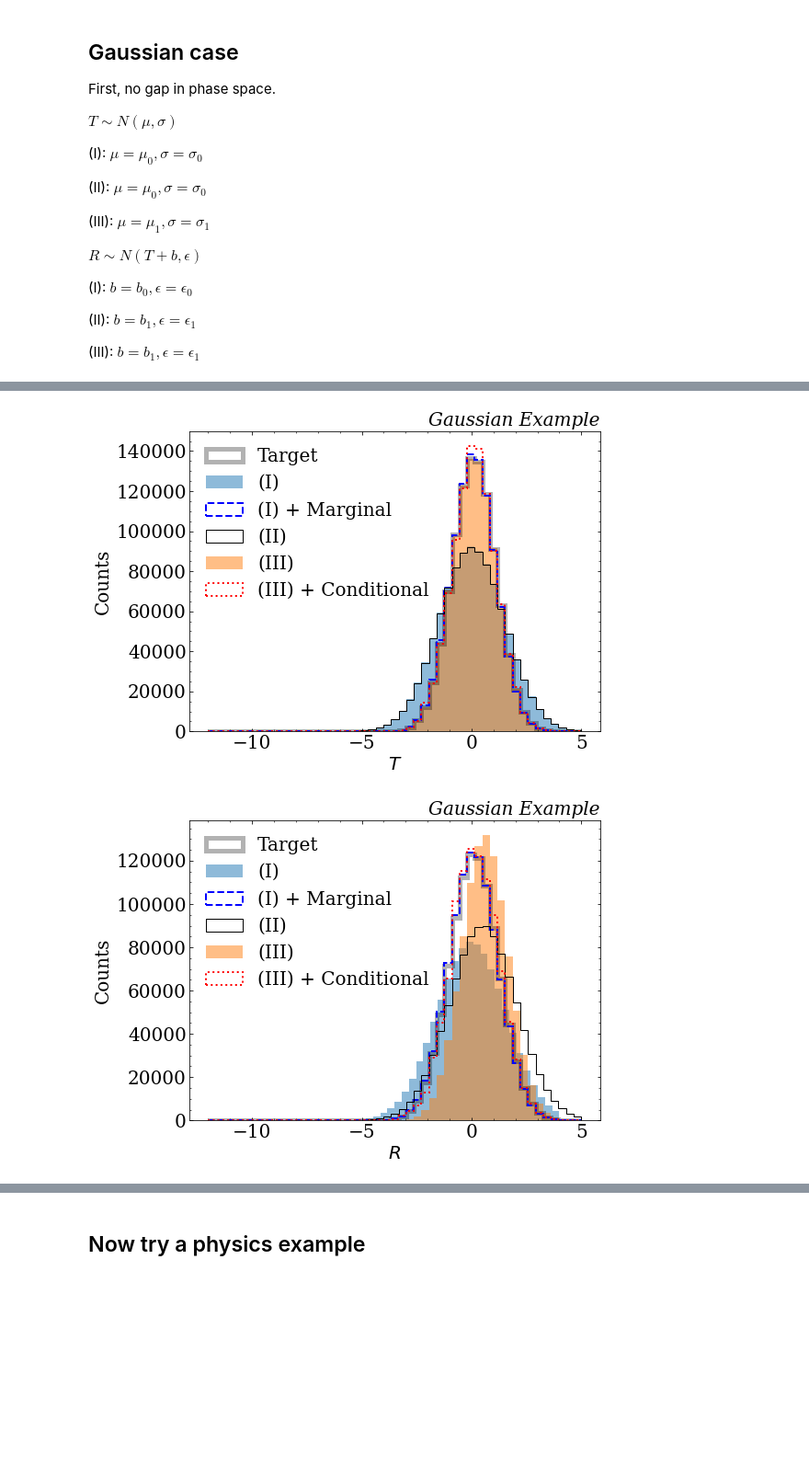
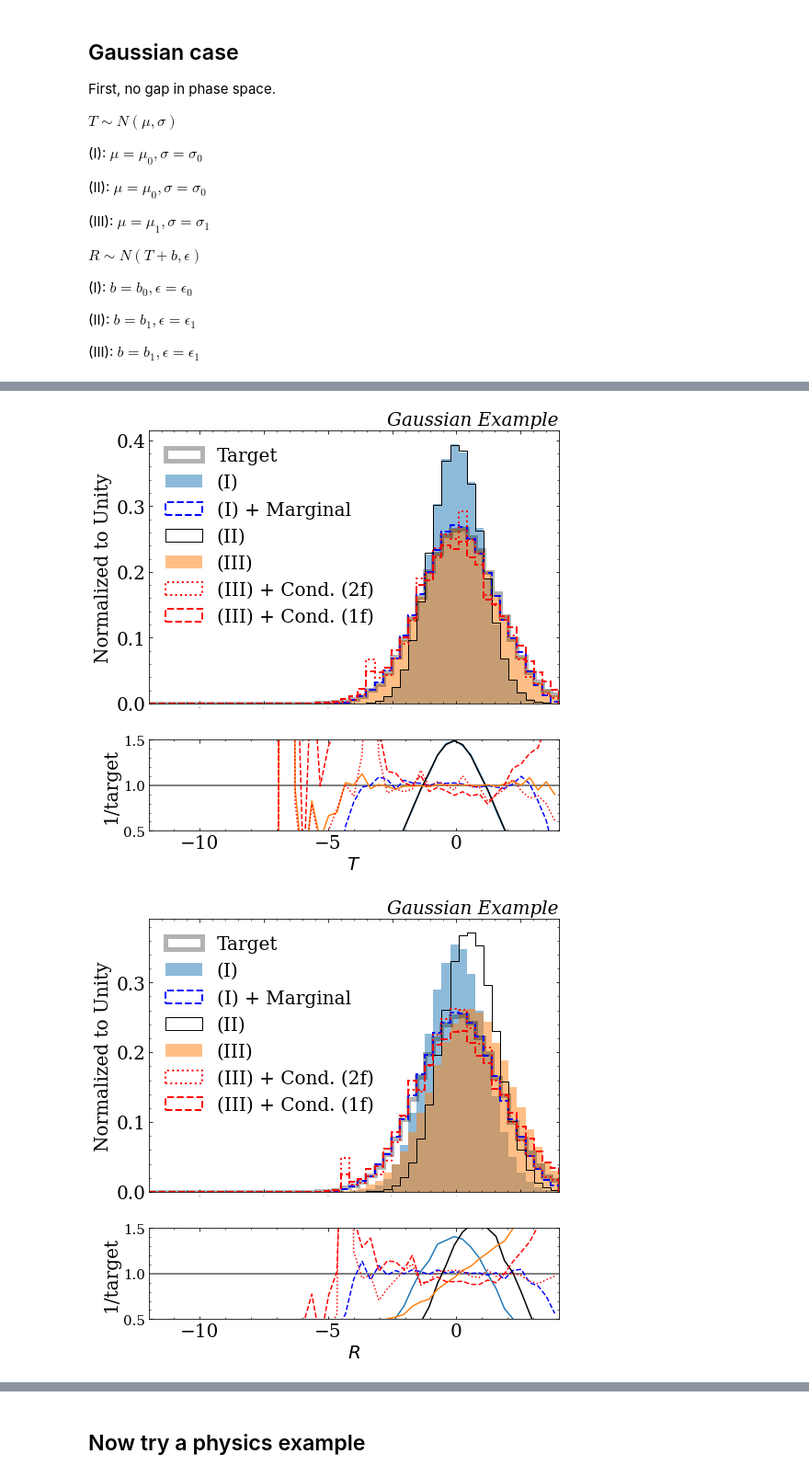
Before and after one commit to hep-lbdl/neuralconditional, a Jupyter notebook: ConditionalReweighting.ipynb, the cells around one changed output, grey strips where cells are left out. Shown: that part at 92% size. Drawn from its saved outputs; the diff is of its cells as text; code cells hidden in the pictures; blank space fills up the shorter version.

```diff
--- a/ConditionalReweighting.ipynb
+++ b/ConditionalReweighting.ipynb
@@ -73,10 +232,10 @@ model2 = Model(inputs=inputs2, outputs=outputs2)
 # %%
-n = 1000000
+n = 100000
 
 mu0 = 0.
 mu1 = 0.1
-sigma0 = 1.5
-sigma1 = 1
+sigma0 = 1
+sigma1 = 1.5
 
 b0 = 0.
 b1 = 0.5
@@ -160,0 +255,4 @@ Epoch 20/20
+# %%
+wCondtional_2funcs = conditional_reweight_2funcs(T0, T1, T2, R0, R1, R2, model, model2)
+wCondtional_1func = conditional_reweight_1func(T0, T1, T2, R0, R1, R2, modelO)
+wMarginal = marginal_reweight(T0, T2, model)
@@ -163,60 +279,18 @@ Tt_copy = Tt.copy()
 T0_copy = T0.copy()
 T1_copy = T1.copy()
 T2_copy = T2.copy()
-wT0_copy = wT0.copy()
+wT0_copy = wMarginal.copy()
 
 Rt_copy = Rt.copy()
 R0_copy = R0.copy()
 R1_copy = R1.copy()
 R2_copy = R2.copy()
-wRT_copy = wRT.copy()
-wT_copy = wT.copy()
+wRT_copy = wCondtional_2funcs.copy()
+wRT2_copy = wCondtional_1func.copy()
-# %%
-fig = plt.figure(figsize=(8, 6))
-gs = gridspec.GridSpec(1, 1)
-ax0 = plt.subplot(gs[0])
-ax0.yaxis.set_ticks_position('both')
-ax0.xaxis.set_ticks_position('both')
-ax0.tick_params(direction="in",which="both")
-plt.xticks(fontsize=20)
-plt.yticks(fontsize=20)
-ax0.minorticks_on()
-
-_,_,_=plt.hist(Tt_copy,bins=np.linspace(-12,5,50),label="Target",histtype="step",color="black",lw=5,alpha=0.3)
-_,_,_=plt.hist(T0_copy,bins=np.linspace(-12,5,50),alpha=0.5,label="(I)")
-_,_,_=plt.hist(T0_copy,weights=wT0_copy,bins=np.linspace(-12,5,50),label="(I) + Marginal",histtype="step",lw=2,color="blue",ls="--")
-_,_,_=plt.hist(T1_copy,bins=np.linspace(-12,5,50),histtype="step",color="black",label="(II)")
-_,_,_=plt.hist(T2_copy,bins=np.linspace(-12,5,50),alpha=0.5,label="(III)")
-_,_,_=plt.hist(T2_copy,weights=wRT_copy/wT_copy,bins=np.linspace(-12,5,50),label="(III) + Conditional",histtype="step",color="red",lw=2,ls=":")
-plt.xlabel("$T$")
-plt.ylabel("Counts")
-plt.legend(frameon=False,fontsize=20)
-_=plt.title(r"Gaussian Example",loc="right",fontsize=20, fontstyle="italic")
-plt.savefig("conditional/Gaussian_T.pdf",bbox_inches='tight')
-# %% [output]
-[figure, removed]
-# %%
-fig = plt.figure(figsize=(8, 6))
-gs = gridspec.GridSpec(1, 1)
-ax0 = plt.subplot(gs[0])
-ax0.yaxis.set_ticks_position('both')
-ax0.xaxis.set_ticks_position('both')
-ax0.tick_params(direction="in",which="both")
-plt.xticks(fontsize=20)
-plt.yticks(fontsize=20)
-ax0.minorticks_on()
-
-_,_,_=plt.hist(Rt_copy,bins=np.linspace(-12,5,50),label="Target",histtype="step",color="black",lw=5,alpha=0.3)
-_,_,_=plt.hist(R0_copy,bins=np.linspace(-12,4,50),alpha=0.5,label="(I)")
-_,_,_=plt.hist(R0_copy,weights=wT0_copy,bins=np.linspace(-12,5,50),label="(I) + Marginal",histtype="step",lw=2,color="blue",ls="--")
-_,_,_=plt.hist(R1_copy,bins=np.linspace(-12,5,50),histtype="step",color="black",label="(II)")
-_,_,_=plt.hist(R2_copy,bins=np.linspace(-12,5,50),alpha=0.5,label="(III)")
-_,_,_=plt.hist(R2_copy,weights=wRT_copy/wT_copy,bins=np.linspace(-12,5,50),label="(III) + Conditional",histtype="step",color="red",lw=2,ls=":")
-plt.xlabel("$R$")
-plt.ylabel("Counts")
-plt.legend(frameon=False,fontsize=20)
-_=plt.title(r"Gaussian Example",loc="right",fontsize=20, fontstyle="italic")
-plt.savefig("conditional/Gaussian_R.pdf",bbox_inches='tight')
-# %% [output]
-[figure, removed]
+# %%
+makeplots(Tt_copy,T0_copy,T1_copy,T2_copy,wT0_copy,wRT_copy,wRT2_copy,xlabel=r"$T$",header="Gaussian Example",plotname="Gaussian_T")
+makeplots(Rt_copy,R0_copy,R1_copy,R2_copy,wT0_copy,wRT_copy,wRT2_copy,xlabel=r"$R$",header="Gaussian Example",plotname="Gaussian_R")
+# %% [output]
+[figure, added]
+[figure, added]
 # %%
```
Also changed, not shown: parts of 51 cells of this notebook.
